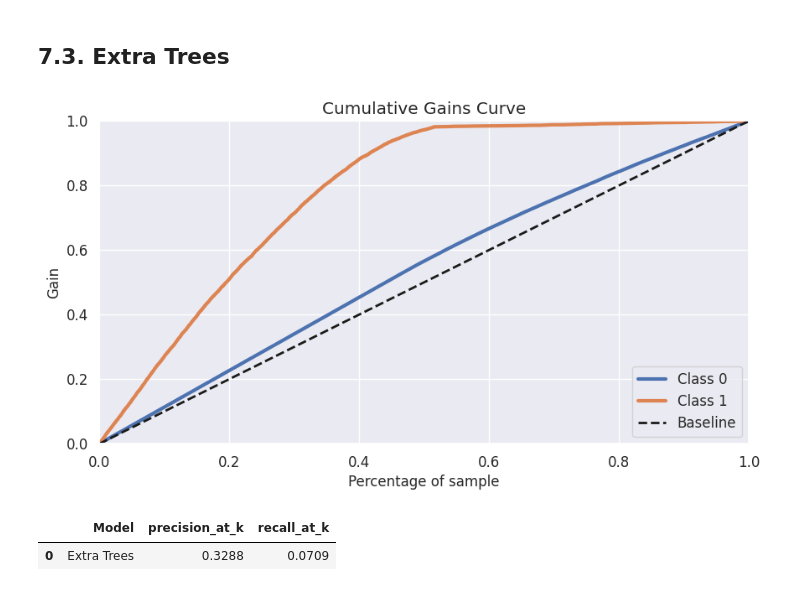
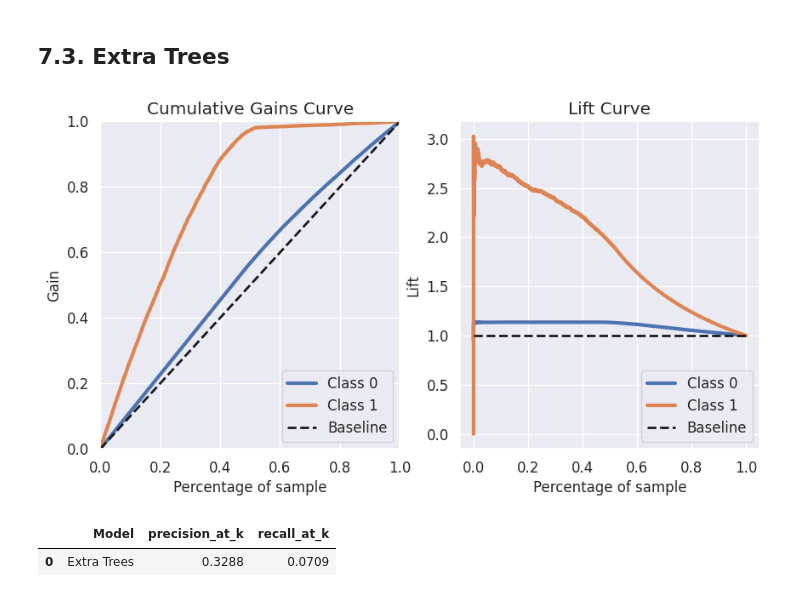
Before and after one commit to m4theus4ndr4de/classification-health-insurance-cross-sell, a Jupyter notebook: notebooks/model-development.ipynb, the cells around one changed output. Saved outputs shown, nothing was run; the diff lists cells and outputs as text; code cells hidden in the pictures.

```diff
--- a/notebooks/model-development.ipynb
+++ b/notebooks/model-development.ipynb
@@ -704,11 +714,16 @@ et.fit(x_train, y_train)
 
 # model predict
 yhat_et = et.predict_proba(x_val)
-# %%
-# Accumulative Gain
-skplt.metrics.plot_cumulative_gain(y_val, yhat_et);
-# %% [output]
-[figure, removed]
+# %%
+fig, axs = plt.subplots(ncols=2)
+
+# cumulative gain
+skplt.metrics.plot_cumulative_gain(y_val, yhat_et, ax=axs[0]);
+
+# lift curve
+skplt.metrics.plot_lift_curve(y_val, yhat_et, ax=axs[1]);
+# %% [output]
+[figure, added]
 # %%
 df7_et = df7.copy()
 
```
Also changed, not shown: parts of 26 cells of this notebook, 5 other files.
